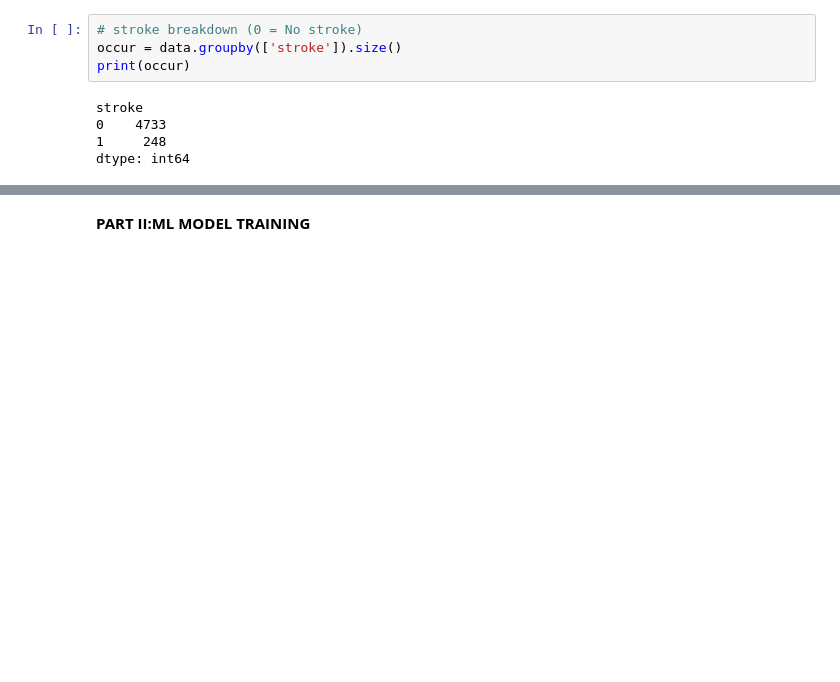
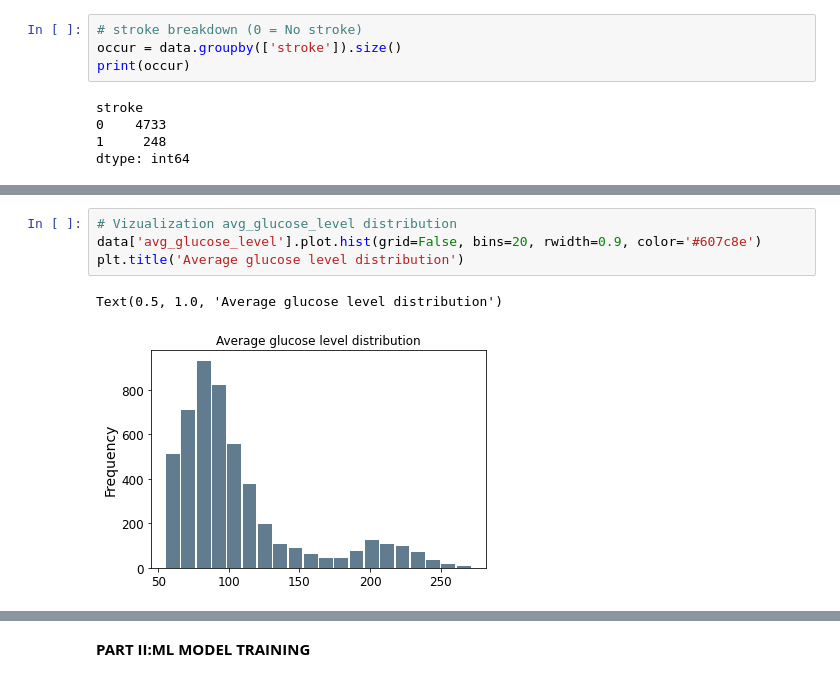
Before and after one commit to ecccrs/Final-Project, a Jupyter notebook: FinalProject.ipynb, the cells around one changed output, grey strips where cells are left out. Saved outputs shown, nothing was run; the diff lists cells and outputs as text; blank space fills up the shorter version.

```diff
--- a/FinalProject.ipynb
+++ b/FinalProject.ipynb
@@ -245,0 +239,7 @@ Text(0.5, 1.0, 'Age distribution')
+# %%
+# Vizualization avg_glucose_level distribution
+data['avg_glucose_level'].plot.hist(grid=False, bins=20, rwidth=0.9, color='#607c8e')
+plt.title('Average glucose level distribution')
+# %% [output]
+Text(0.5, 1.0, 'Average glucose level distribution')
+[figure, added]
```
Also changed, not shown: parts of 11 cells of this notebook.
